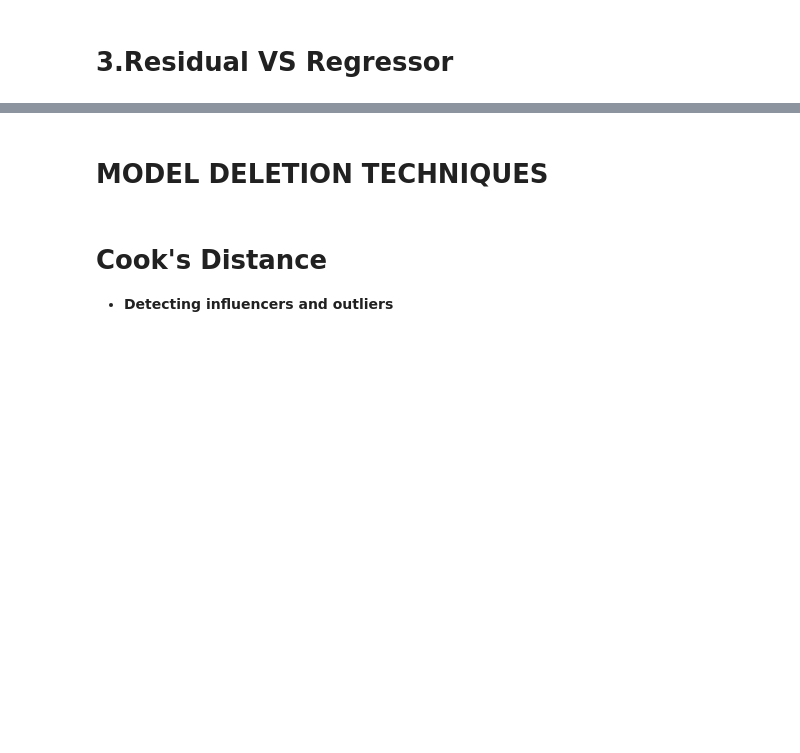
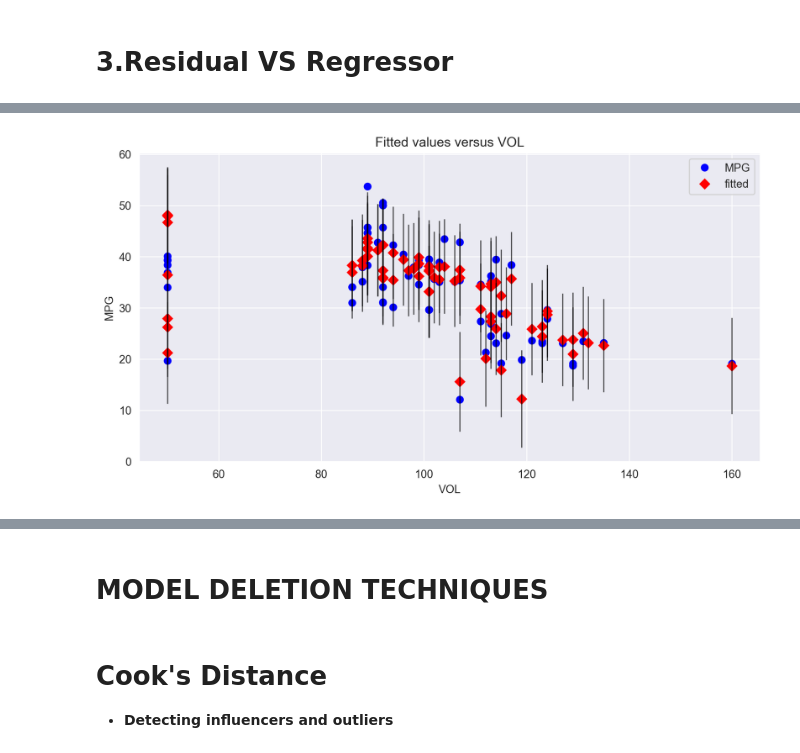
Before and after one commit to aishwaryamate/14July-Batch, a Jupyter notebook: Machine Learning/EDA-1/Multiple Linear Regression.ipynb, the cells around one changed output, grey strips where cells are left out. Drawn from its saved outputs; the diff is of its cells as text; code cells hidden in the pictures; blank space fills up the shorter version.

```diff
--- a/Machine Learning/EDA-1/Multiple Linear Regression.ipynb
+++ b/Machine Learning/EDA-1/Multiple Linear Regression.ipynb
@@ -211,2 +304,6 @@ vol.rsquared, vol.aic
+# %%
+sm.graphics.plot_fit(model,'VOL');
+# %% [output]
+[figure, added]
 # %%
 #Sp
```
Also changed, not shown: parts of 45 cells of this notebook.
